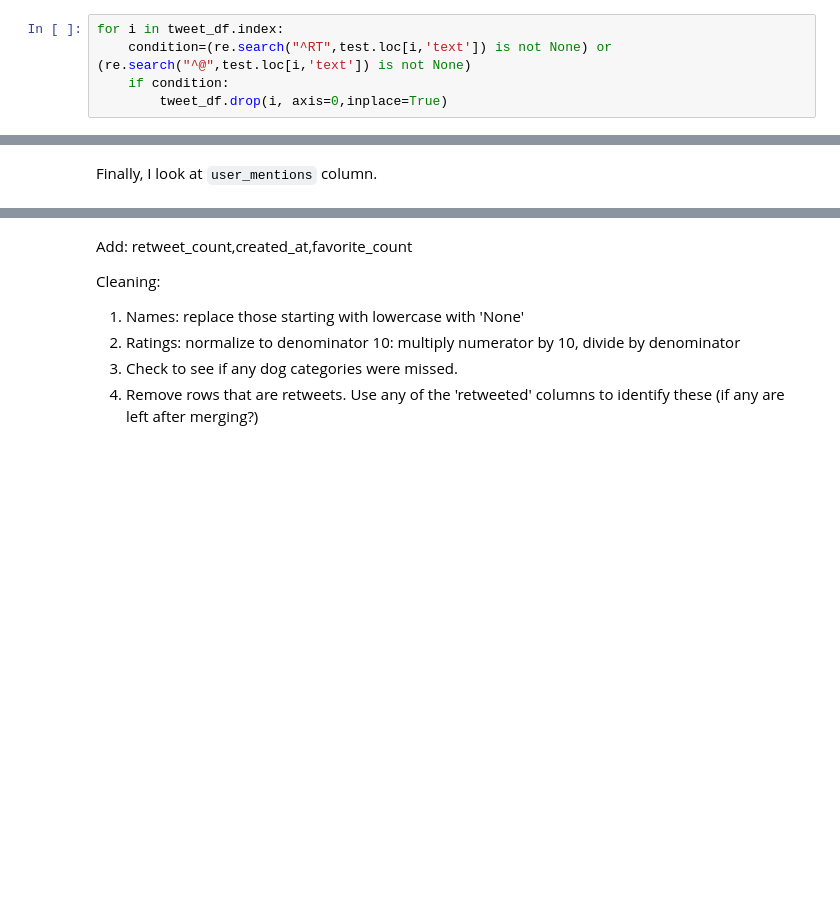
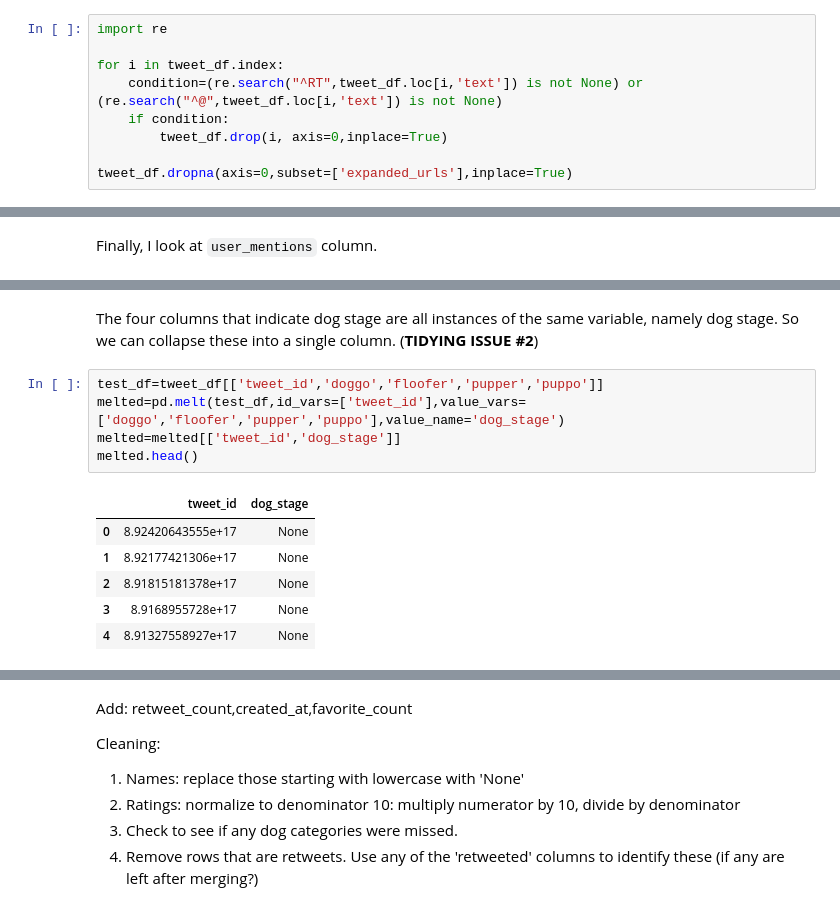
Before and after one commit to bogdanrabanca/dog_project, a Jupyter notebook: dog_project.ipynb, the cells around one changed output, grey strips where cells are left out. Saved outputs shown, nothing was run; the diff lists cells and outputs as text; blank space fills up the shorter version.

```diff
--- a/dog_project.ipynb
+++ b/dog_project.ipynb
@@ -152,8 +150,12 @@ I will also remove rows without an image, by removing rows where `expanded_urls`
 # %%
+import re
+
 for i in tweet_df.index:
-    condition=(re.search("^RT",test.loc[i,'text']) is not None) or (re.search("^@",test.loc[i,'text']) is not None)
+    condition=(re.search("^RT",tweet_df.loc[i,'text']) is not None) or (re.search("^@",tweet_df.loc[i,'text']) is not None)
     if condition:
         tweet_df.drop(i, axis=0,inplace=True)
+
+tweet_df.dropna(axis=0,subset=['expanded_urls'],inplace=True)
 # %%
 tweet_df.info()
 # %% [output]
@@ -416,0 +466,14 @@ tweet_df[(tweet_df['user_mentions'].notnull())&(tweet_df['user_mentions']!='')].
+# %% [markdown]
+The four columns that indicate dog stage are all instances of the same variable, namely dog stage. So we can collapse these into a single column. (**TIDYING ISSUE \#2**)
+# %%
+test_df=tweet_df[['tweet_id','doggo','floofer','pupper','puppo']]
+melted=pd.melt(test_df,id_vars=['tweet_id'],value_vars=['doggo','floofer','pupper','puppo'],value_name='dog_stage')
+melted=melted[['tweet_id','dog_stage']]
+melted.head()
+# %% [output]
+|  | tweet_id | dog_stage |
+| 0 | 8.92420643555e+17 | None |
+| 1 | 8.92177421306e+17 | None |
+| 2 | 8.91815181378e+17 | None |
+| 3 | 8.9168955728e+17 | None |
+| 4 | 8.91327558927e+17 | None |
```
Also changed, not shown: parts of 37 cells of this notebook.
